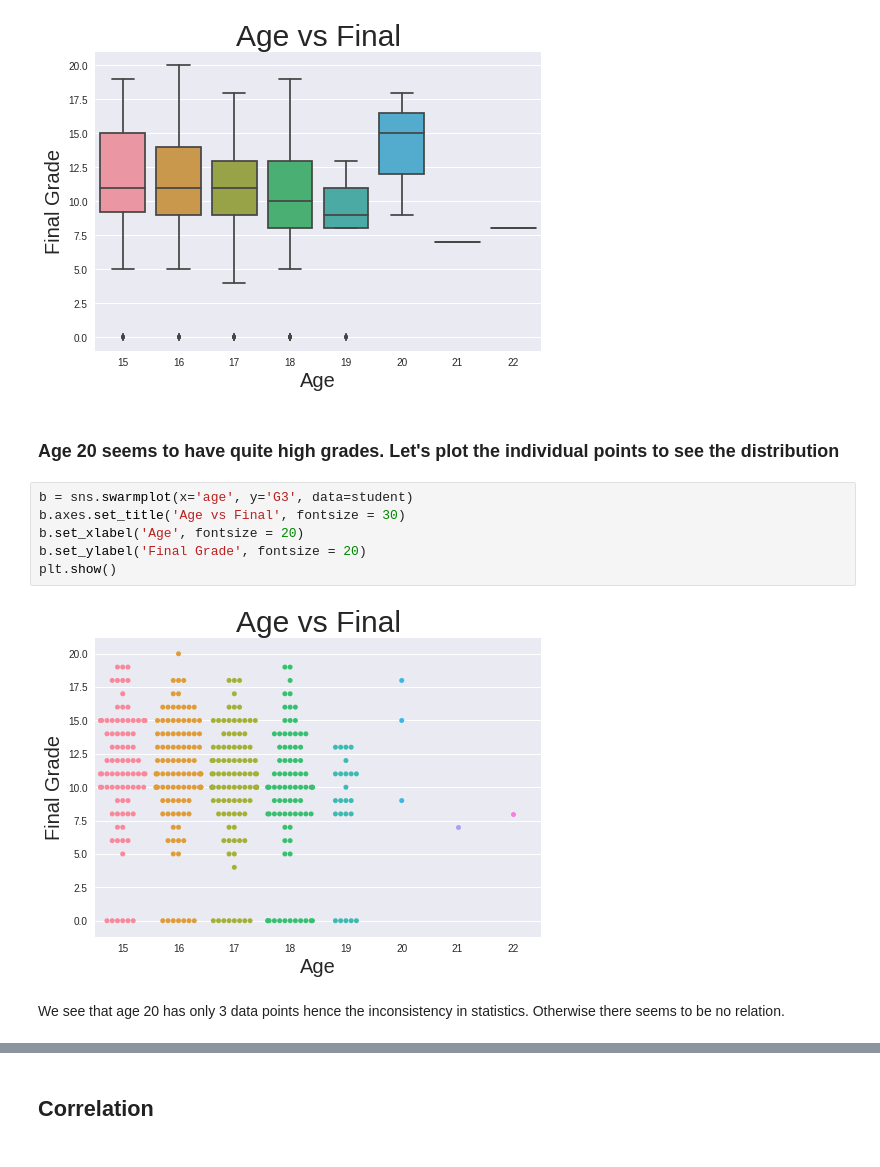
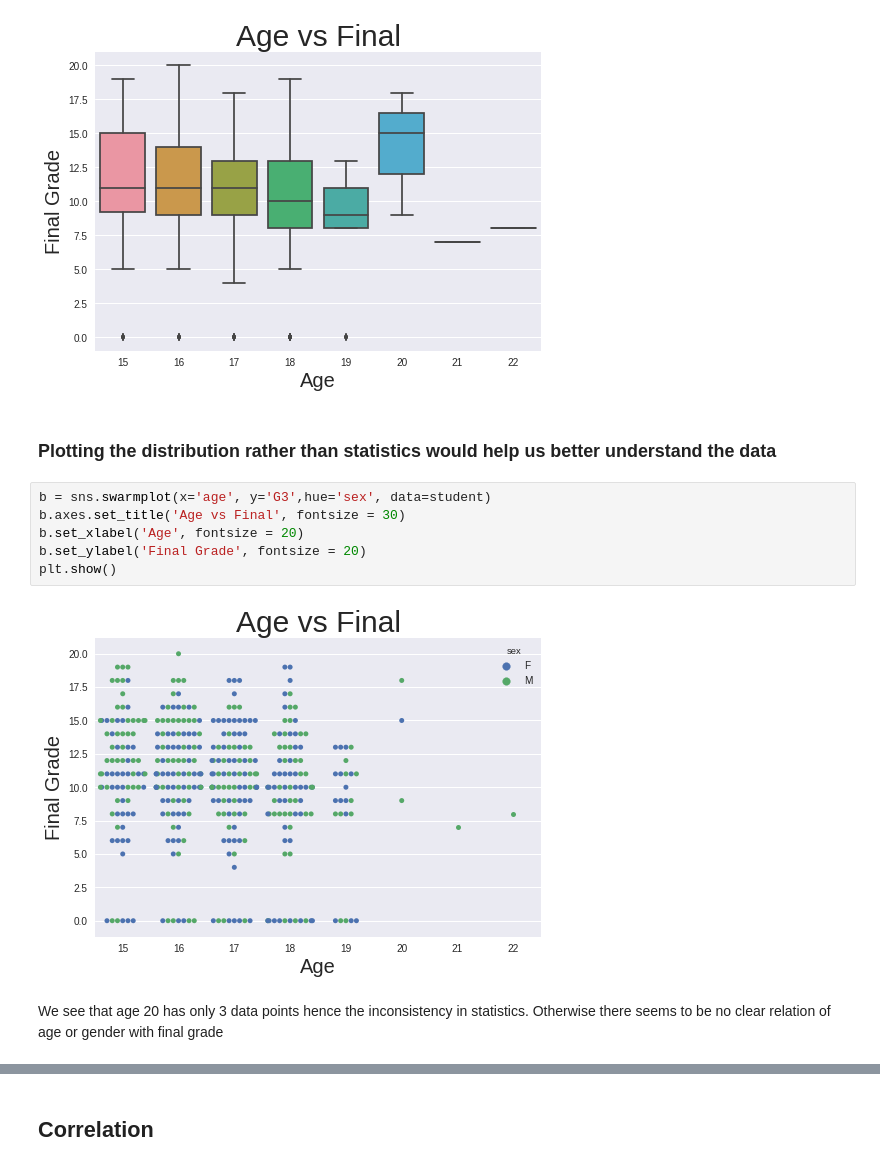
Before and after one commit to dipam7/Data_science, a Jupyter notebook: student_grade.ipynb, the cells around one changed output, grey strips where cells are left out. Cells and saved outputs as stored; diff of their text form.

```diff
--- a/student_grade.ipynb
+++ b/student_grade.ipynb
@@ -167,15 +157,15 @@ b.set_ylabel('Final Grade', fontsize = 20)
 sns.plt.show()
 # %% [output]
 [figure]
-# %% [markdown]
-### Age 20 seems to have quite high grades. Let's plot the individual points to see the distribution
+# %% [markdown]
+### Plotting the distribution rather than statistics would help us better understand the data
 # %%
-b = sns.swarmplot(x='age', y='G3', data=student)
+b = sns.swarmplot(x='age', y='G3',hue='sex', data=student)
 b.axes.set_title('Age vs Final', fontsize = 30)
 b.set_xlabel('Age', fontsize = 20)
 b.set_ylabel('Final Grade', fontsize = 20)
 plt.show()
 # %% [output]
-[figure, old version]
+[figure, new version]
 # %% [markdown]
-We see that age 20 has only 3 data points hence the inconsistency in statistics. Otherwise there seems to be no relation.
+We see that age 20 has only 3 data points hence the inconsistency in statistics. Otherwise there seems to be no clear relation of age or gender with final grade
```
Also changed, not shown: parts of 16 cells of this notebook.
